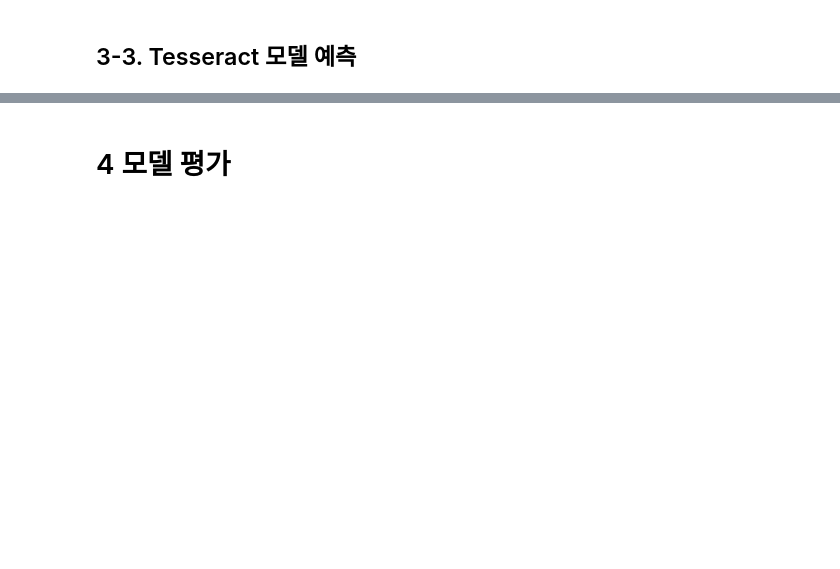
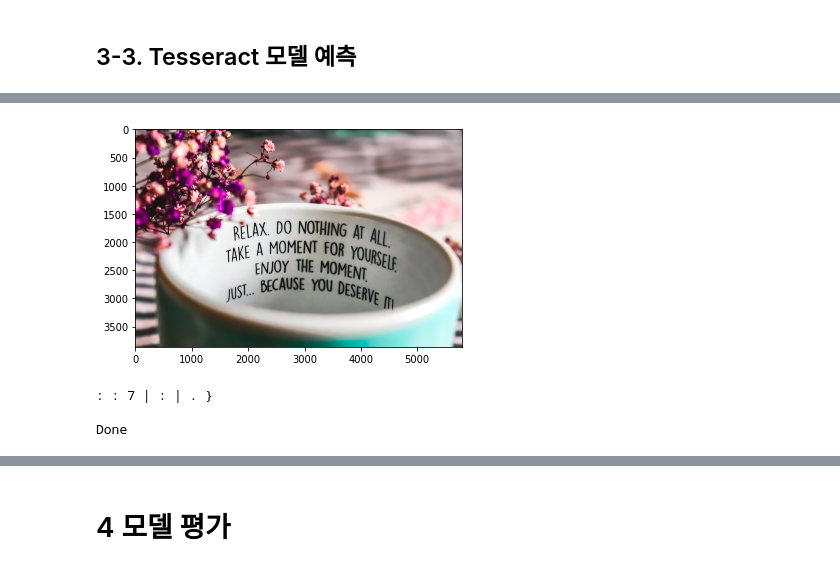
Before and after one commit to twelvesense/first-repository, a Jupyter notebook: ExplNode12.ipynb, the cells around one changed output, grey strips where cells are left out. Saved outputs shown, nothing was run; the diff lists cells and outputs as text; code cells hidden in the pictures; blank space fills up the shorter version.

```diff
--- a/ExplNode12.ipynb
+++ b/ExplNode12.ipynb
@@ -594,0 +630,11 @@ Done
+# %%
+# Tesseract 모델 예측: 05
+i = 4
+plt.imshow(images[i])
+plt.show()
+recognize_images(cropped_image_path_lists[i])
+# %% [output]
+[figure, added]
+: : 7 | : | . }
+
+Done
```
Also changed, not shown: parts of 64 cells of this notebook.
